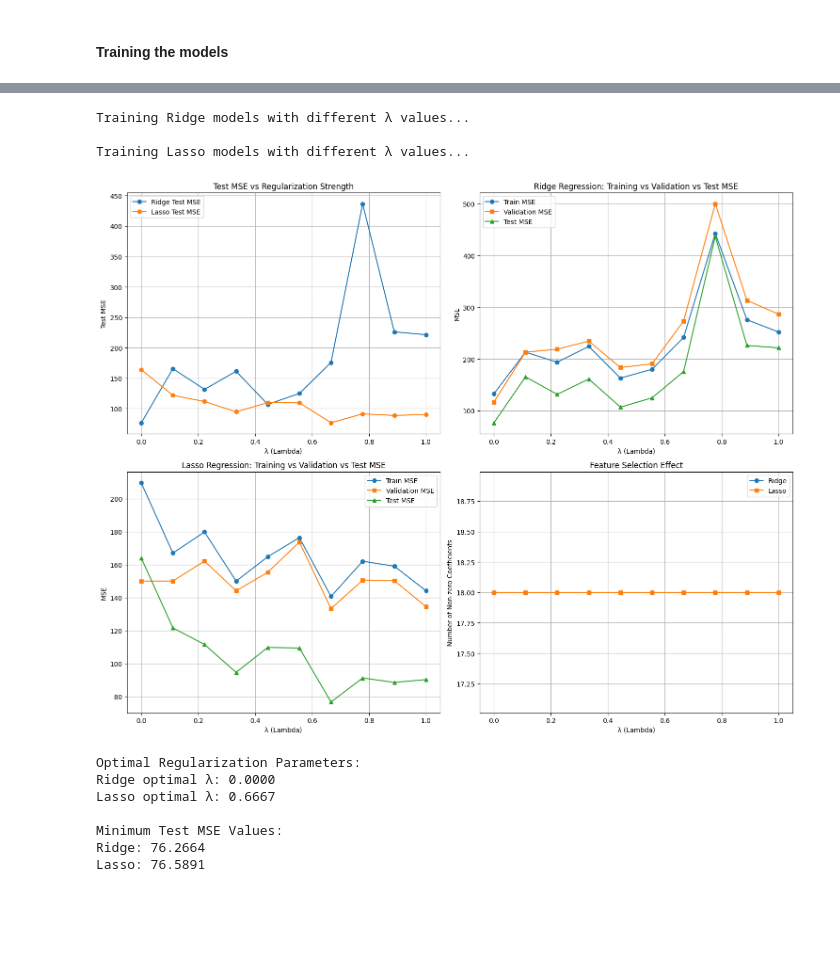
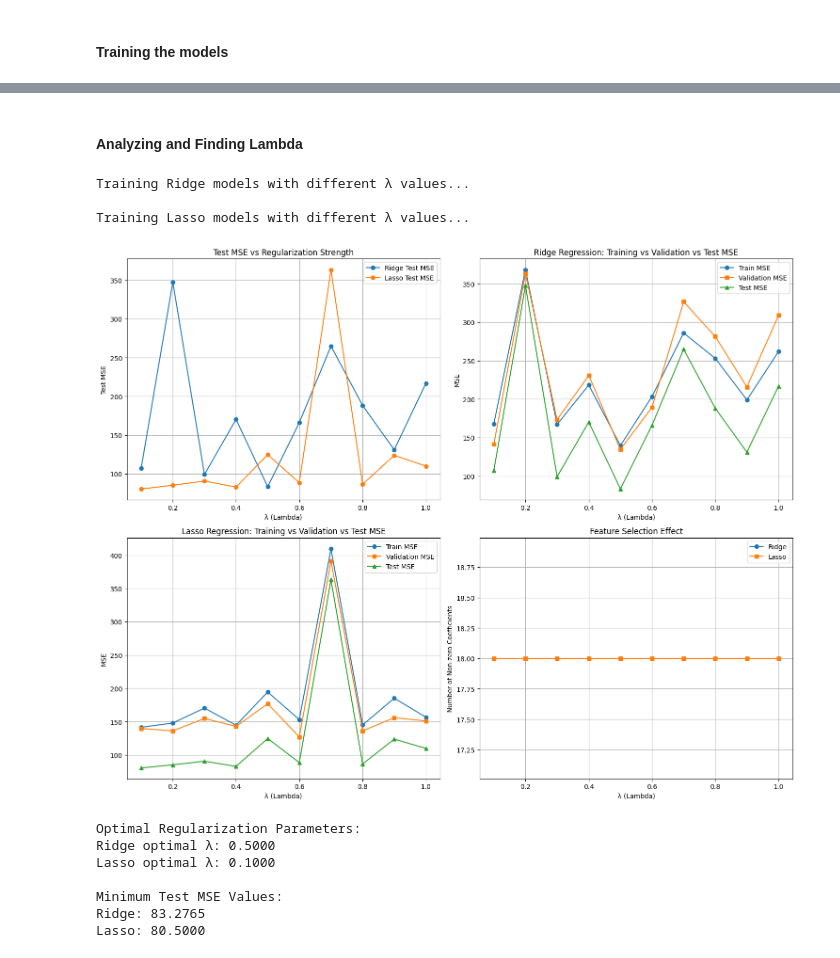
Before and after one commit to ChetaNMahipaL/SMAI-Assignment-1, a Jupyter notebook: Predicting Food Delivery/main.ipynb, the cells around one changed output, grey strips where cells are left out. Drawn from its saved outputs; the diff is of its cells as text; code cells hidden in the pictures; blank space fills up the shorter version.

```diff
--- a/Predicting Food Delivery/main.ipynb
+++ b/Predicting Food Delivery/main.ipynb
@@ -520,0 +444,13 @@ Lasso           98.9012         0.7618
+# %%
+def plot_learning_curves_1(model, title):
+    plt.figure(figsize=(12, 6))
+    iterations = range(0, len(model.train_losses) * 10, 10)
+
+    plt.plot(iterations, model.train_losses, label='Training Loss')
+    plt.plot(iterations, model.val_losses, label='Validation Loss')
+    plt.xlabel('Iteration')
+    plt.ylabel('Loss (MSE + Regularization)')
+    plt.title(f'{title} Learning Curves')
+    plt.legend()
+    plt.grid(True)
+    plt.show()
@@ -521,9 +521,10 @@ Lasso           98.9012         0.7618
+# %% [markdown]
+#### **Analyzing and Finding Lambda**
 # %%
 def analyze_regularization_impact(X_train, y_train, X_val, y_val, X_test, y_test):
-    # Define lambda values
-    lambda_values = np.linspace(0, 1, 10)
 
-    # Store results for both Ridge and Lasso
+    lambda_values = np.linspace(0.1, 1, 10)
+
     results = {
         'ridge': {'test_mse': [], 'train_mse': [], 'val_mse': [], 'nonzero_coef': []},
         'lasso': {'test_mse': [], 'train_mse': [], 'val_mse': [], 'nonzero_coef': []}
@@ -536,7 +537,6 @@ def analyze_regularization_impact(X_train, y_train, X_val, y_val, X_test, y_test
             model = RegularizedRegression(reg_type=reg_type, lambda_param=lambda_param)
             model.train(X_train, y_train, X_val, y_val)
 
-            # Calculate MSE for train, validation and test sets
             train_pred = model.predict(X_train)
             val_pred = model.predict(X_val)
             test_pred = model.predict(X_test)
@@ -545,14 +545,11 @@ def analyze_regularization_impact(X_train, y_train, X_val, y_val, X_test, y_test
             results[reg_type]['val_mse'].append(mean_squared_error(y_val, val_pred))
             results[reg_type]['test_mse'].append(mean_squared_error(y_test, test_pred))
 
-            # Count non-zero coefficients
             nonzero_coef = np.sum(np.abs(model.weights) > 1e-4)
             results[reg_type]['nonzero_coef'].append(nonzero_coef)
 
-    # Plotting
     fig, ((ax1, ax2), (ax3, ax4)) = plt.subplots(2, 2, figsize=(15, 12))
 
-    # Plot MSE vs lambda for both methods
     for reg_type in ['ridge', 'lasso']:
         ax1.plot(lambda_values, results[reg_type]['test_mse'],
                 label=f'{reg_type.capitalize()} Test MSE', marker='o')
@@ -562,7 +559,6 @@ def analyze_regularization_impact(X_train, y_train, X_val, y_val, X_test, y_test
     ax1.legend()
     ax1.grid(True)
 
-    # Plot training vs validation vs test MSE for Ridge
     ax2.plot(lambda_values, results['ridge']['train_mse'], label='Train MSE', marker='o')
     ax2.plot(lambda_values, results['ridge']['val_mse'], label='Validation MSE', marker='s')
     ax2.plot(lambda_values, results['ridge']['test_mse'], label='Test MSE', marker='^')
@@ -572,7 +568,6 @@ def analyze_regularization_impact(X_train, y_train, X_val, y_val, X_test, y_test
     ax2.legend()
     ax2.grid(True)
 
-    # Plot training vs validation vs test MSE for Lasso
     ax3.plot(lambda_values, results['lasso']['train_mse'], label='Train MSE', marker='o')
     ax3.plot(lambda_values, results['lasso']['val_mse'], label='Validation MSE', marker='s')
     ax3.plot(lambda_values, results['lasso']['test_mse'], label='Test MSE', marker='^')
@@ -582,44 +577,40 @@ def analyze_regularization_impact(X_train, y_train, X_val, y_val, X_test, y_test
     ax3.legend()
     ax3.grid(True)
 
-    # Plot number of non-zero coefficients
     ax4.plot(lambda_values, results['ridge']['nonzero_coef'],
              label='Ridge', marker='o')
     ax4.plot(lambda_values, results['lasso']['nonzero_coef'],
              label='Lasso', marker='s')
     ax4.set_xlabel('λ (Lambda)')
     ax4.set_ylabel('Number of Non-zero Coefficients')
     ax4.set_title('Feature Selection Effect')
     ax4.legend()
     ax4.grid(True)
 
     plt.tight_layout()
     plt.show()
 
-    # Find optimal lambda values
     ridge_opt_lambda = lambda_values[np.argmin(results['ridge']['test_mse'])]
     lasso_opt_lambda = lambda_values[np.argmin(results['lasso']['test_mse'])]
 
     print("\nOptimal Regularization Parameters:")
     print(f"Ridge optimal λ: {ridge_opt_lambda:.4f}")
     print(f"Lasso optimal λ: {lasso_opt_lambda:.4f}")
 
-    # Print minimum MSE values
     print("\nMinimum Test MSE Values:")
     print(f"Ridge: {min(results['ridge']['test_mse']):.4f}")
     print(f"Lasso: {min(results['lasso']['test_mse']):.4f}")
 
-# Run the analysis
 analyze_regularization_impact(X_train, y_train, X_val, y_val, X_test, y_test)
 # %% [output]
 Training Ridge models with different λ values...
 
 Training Lasso models with different λ values...
-[figure, old version]
+[figure, new version]
 Optimal Regularization Parameters:
-Ridge optimal λ: 0.0000
-Lasso optimal λ: 0.6667
+Ridge optimal λ: 0.5000
+Lasso optimal λ: 0.1000
 
 Minimum Test MSE Values:
-Ridge: 76.2664
-Lasso: 76.5891
+Ridge: 83.2765
+Lasso: 80.5000
```
Also changed, not shown: parts of 7 cells of this notebook, 4 other files.
